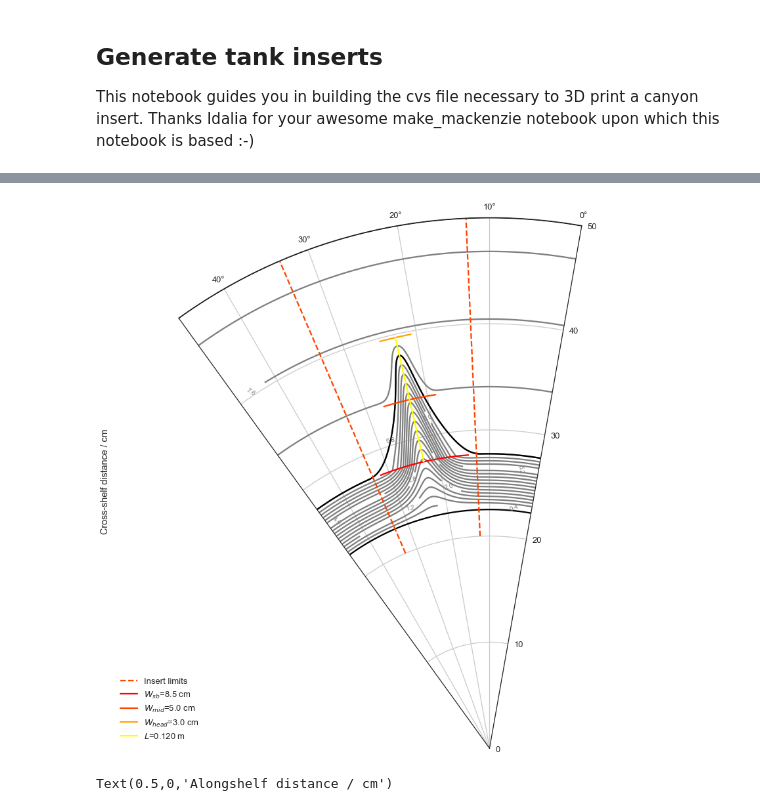
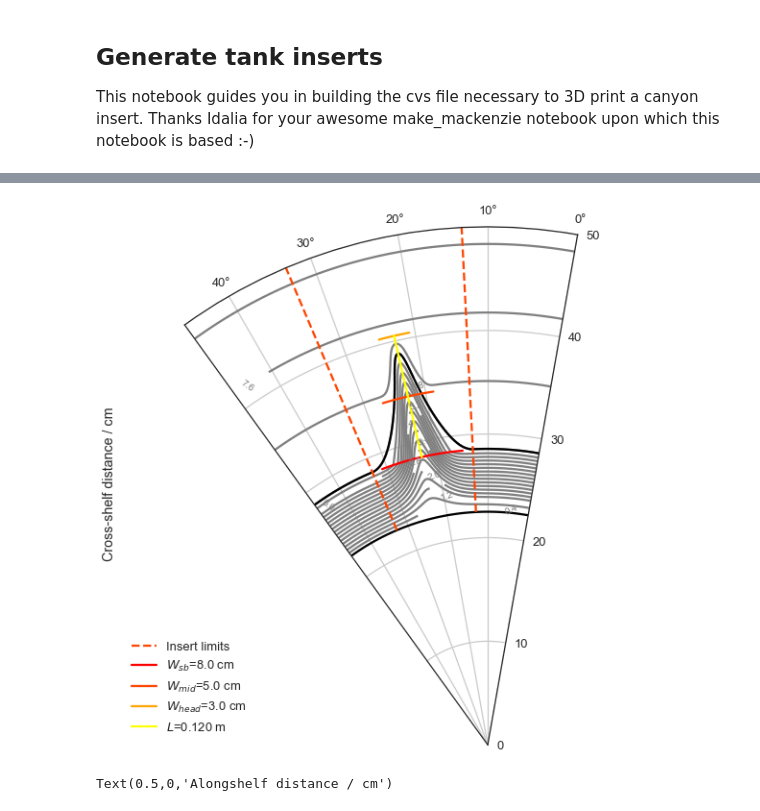
Before and after one commit to UBC-MOAD/buildcanyon, a Jupyter notebook: Bathymetry/GenerateTankBathymetry_Inserts.ipynb, the cells around one changed output, grey strips where cells are left out. Drawn from its saved outputs; the diff is of its cells as text; code cells hidden in the pictures.

Commit message:
Modified and checked all dimensions of the insert

```diff
--- a/Bathymetry/GenerateTankBathymetry_Inserts.ipynb
+++ b/Bathymetry/GenerateTankBathymetry_Inserts.ipynb
@@ -254,14 +254,14 @@ y_head = y_break + L       # m, Distance from tank centre to the canyon head
 # Radii (very similar to cross-shore dimensions)
 r_tank = 0.50              # m, radius of the tank
 r_deep = r_tank - 0.275    # m, distance from deepest part of the slope to the centre of the tank
-r_shelf = r_tank - 0.223   # m, horizontal, cross-shelf distance to the shelf - the shelf is 22.3 cm long
-r_slope = 0.275-0.223 # m, horizontal distance from shelf-break to deep "ocean"
+r_shelf = r_tank - 0.215   # m, horizontal, cross-shelf distance to the shelf - the shelf is 22.3 cm long
+r_slope = 0.275-0.215 # m, horizontal distance from shelf-break to deep "ocean"
 print(r_slope)
 r_head = r_shelf + L
 
 # Insert's angular width
-arc_length = 0.40 # arc length of the insert (most of the inserts are 18.2-18.0 cm)
-arc_insert = 0.181
+arc_length = 0.40 # arc length of the insert (most of the inserts are 17.5-18 cm)
+arc_insert = 0.175
 ini_insert = ((arc_length/2)-(arc_insert/2))/r_tank
 end_insert = ((arc_length/2)+(arc_insert/2))/r_tank
 
@@ -272,10 +272,10 @@ th_insert = arc_insert/r_tank # rad, angular width of the insert.
 B_ins = th_insert/2.0               # parameter used to center the canyon axis in the middle of the insert
 
 # Alongshore
-w_break = 0.085/r_shelf         # rad, canyon width at shelf break (in arc long)
+w_break = 0.080/r_shelf         # rad, canyon width at shelf break (in arc long)
 w_mid = 0.05/(r_shelf + (L/2))           # rad, canyon width at mid-length
 w_head = 0.03/(r_shelf + L)          # rad, canyon width near the head
-width_f = 0.085/r_shelf         # rad, canyon width at shelf break (can't this just be w_break? )
+width_f = 0.080/r_shelf         # rad, canyon width at shelf break (can't this just be w_break? )
 x_wall = width_f * 7          # rad, make total alongshore distance be 7 times the canyon width
 
 # Adjustments
@@ -284,7 +284,7 @@ length = 0.12
 y_wall = r_tank # (mouth + length) * 2.0
 C = 150         # Exponent of the sech function
 # Depths
-h_wall = 0.082   # m, height of insert at tank wall (max height)
+h_wall = 0.081   # m, height of insert at tank wall (max height)
 h_deep = 0.0     # m, height of deep ocean
 h_sbreak = 0.068 # m, height at shelf break
 
@@ -397,37 +420,37 @@ plt.savefig('tank/insert_bathy_specs.pdf',orientation='portrait', papertype='let
 # %%
 sns.set_style('white')
 levels = [0.00001,h_sbreak*100,8.2]
 levels2 = np.arange(0,83,10)
 
-fig = plt.figure(figsize=(25,15))
+fig = plt.figure(figsize=(15,10))
 ax2 = fig.add_subplot(111, polar=True)
 
 cs=ax2.contour(th_mesh, r_mesh*100, topography*100,20, colors=['0.5'])
 plt.clabel(cs, cs.levels[::2], inline=True, fmt='%1.1f', fontsize=10)
 
 cs = ax2.contour(th_mesh, r_mesh*100, topography*100, levels=levels, colors='k')
-ax2.plot(np.ones(30)*(ini_insert),np.linspace(0.2,0.5,30)*100, '--', color='orangered' )
-ax2.plot(np.ones(30)*(end_insert),np.linspace(0.2,0.5,30)*100, '--', color='orangered', label='Insert limits')
+ax2.plot(np.ones(30)*(ini_insert),np.linspace(0.225,0.5,30)*100, '--', color='orangered' )
+ax2.plot(np.ones(30)*(end_insert),np.linspace(0.225,0.5,30)*100, '--', color='orangered', label='Insert limits')
 
 ax2.plot(np.linspace(th_length/2-w_break/2,th_length/2+w_break/2,30),np.ones(30)*(r_shelf)*100,
          '-', color='red', label=r'$W_{sb}$=%1.1f cm' %(w_break*r_shelf*100))
 ax2.plot(np.linspace(th_length/2-w_mid/2,th_length/2+w_mid/2,30),np.ones(30)*(r_shelf+L/2)*100,
          '-', color='orangered', label=r'$W_{mid}$=%1.1f cm' %(w_mid*(r_shelf + (L/2))*100))
 ax2.plot(np.linspace(th_length/2-w_head/2,th_length/2+w_head/2,30),np.ones(30)*(r_shelf+L)*100,
          '-', color='orange',label=r'$W_{head}$=%1.1f cm' %(w_head*(r_shelf + (L))*100 ))
 
 ax2.plot(np.ones(30)*(th_length/2),np.linspace(r_shelf,r_shelf+L,30)*100, '-', color='yellow', label=r'$L$=%1.3f m' %L)
 
 ax2.set_rlim(0,50)
 ax2.set_thetamin(np.min(th_mesh)*360/(2*np.pi))
 ax2.set_thetamax(np.max(th_mesh)*360/(2*np.pi))
 ax2.set_theta_zero_location('N', offset=-10)
 ax2.set_ylabel('Cross-shelf distance / cm')
 
 ax2.legend(loc=3)
-plt.savefig('tank/insert_bathy_specs_bw.pdf',orientation='portrait', papertype='letter', format='pdf',pad_inches=0.0)
+plt.savefig('tank/insert_bathy_specs_bw.pdf', format='pdf',pad_inches=0.0)
 # %% [output]
-[figure, old version]
+[figure, new version]
 # %%
 x_mesh = r_mesh*np.cos(th_mesh)
 y_mesh = r_mesh*np.sin(th_mesh)
```
Also changed, not shown: parts of 10 cells of this notebook.
